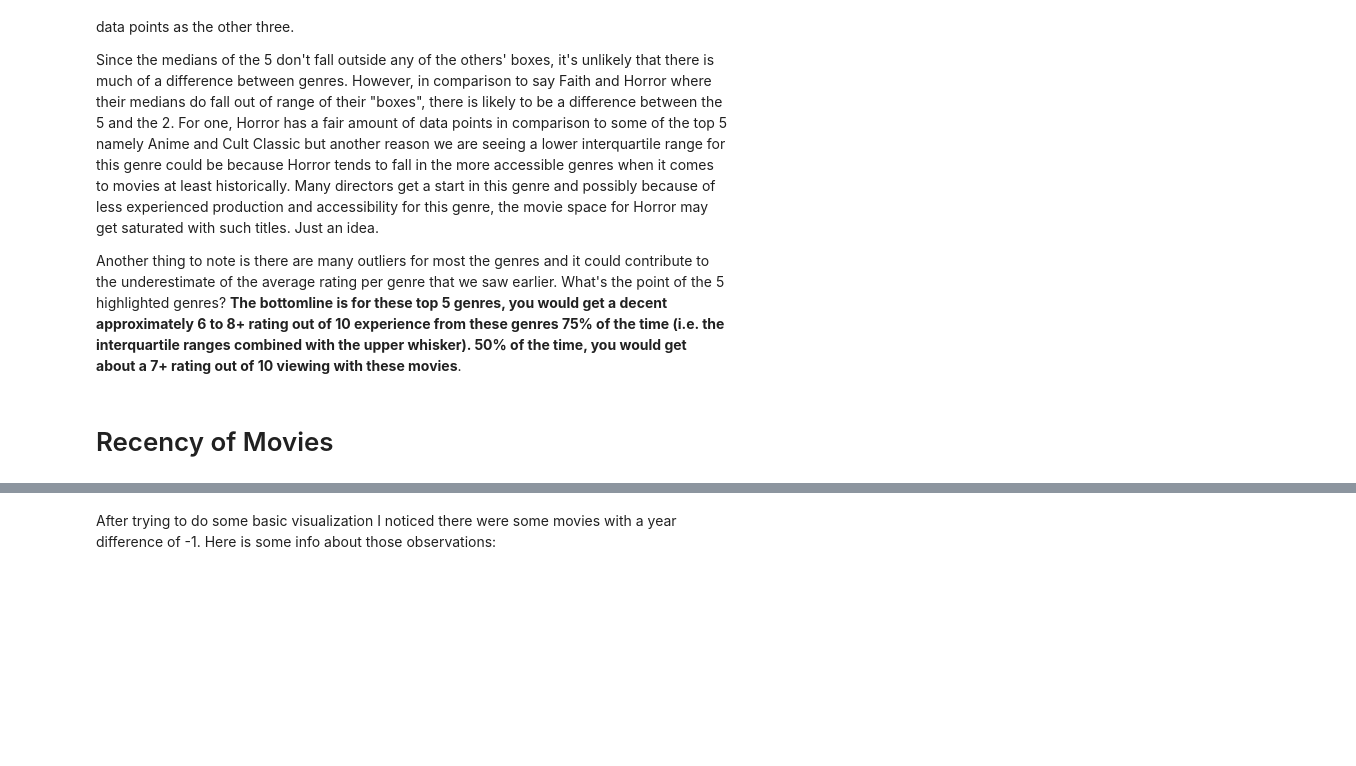
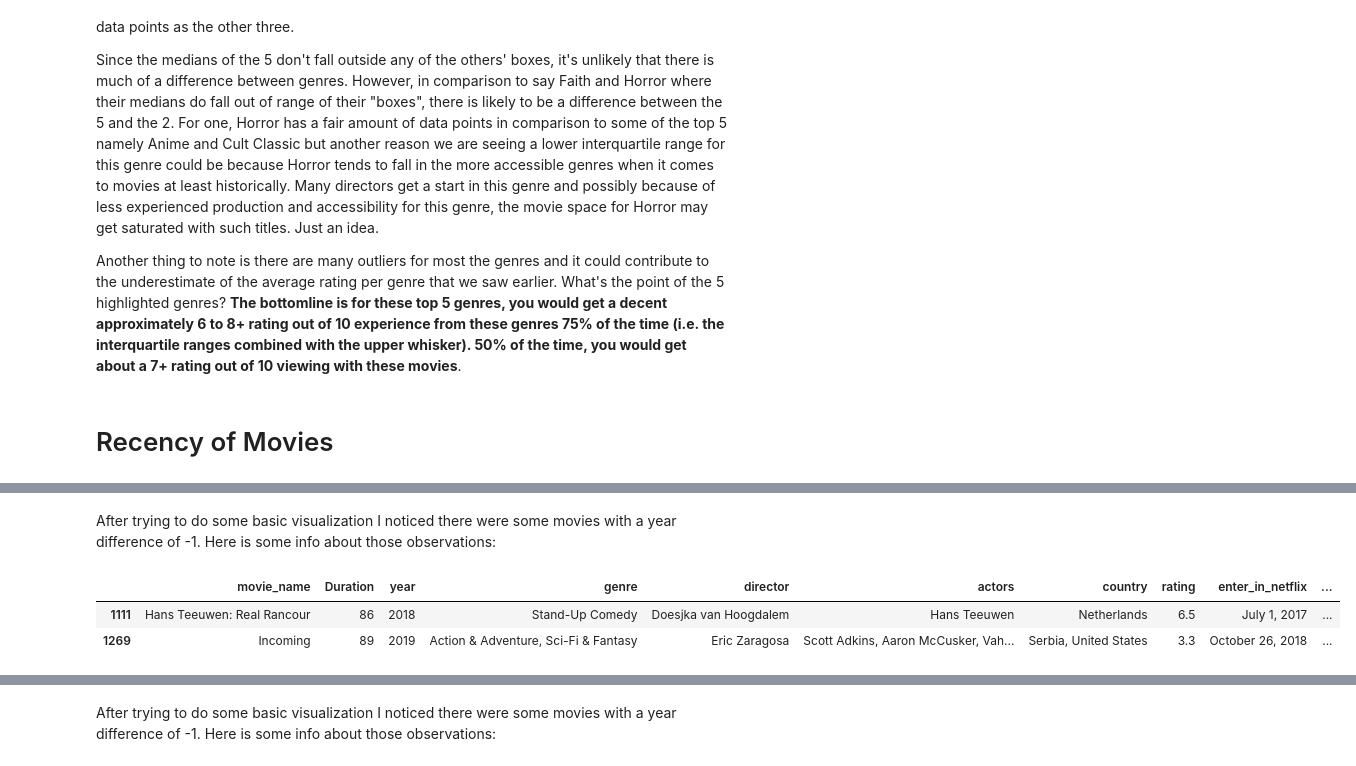
Before and after one commit to Kristian-Abad/Netflix-Movies-Project, a Jupyter notebook: Netflix_Movies.ipynb, the cells around one changed output, grey strips where cells are left out. Cells and saved outputs as stored; diff of their text form; code cells hidden in the pictures; blank space fills up the shorter version.

```diff
--- a/Netflix_Movies.ipynb
+++ b/Netflix_Movies.ipynb
@@ -594,0 +615,8 @@ Here I would like to see how recent Netflix movies are or more specifically what
+# %% [markdown]
+After trying to do some basic visualization I noticed there were some movies with a year difference of -1. Here is some info about those observations:
+# %%
+data_mod_6[data_mod_6.year_difference == -1]
+# %% [output]
+|  | movie_name | Duration | year | genre | director | actors | country | rating | enter_in_netflix | ... |
+| 1111 | Hans Teeuwen: Real Rancour | 86 | 2018 | Stand-Up Comedy | Doesjka van Hoogdalem | Hans Teeuwen | Netherlands | 6.5 | July 1, 2017 | ... |
+| 1269 | Incoming | 89 | 2019 | Action & Adventure, Sci-Fi & Fantasy | Eric Zaragosa | Scott Adkins, Aaron McCusker, Vah... | Serbia, United States | 3.3 | October 26, 2018 | ... |
```
Also changed, not shown: parts of 28 cells of this notebook.
